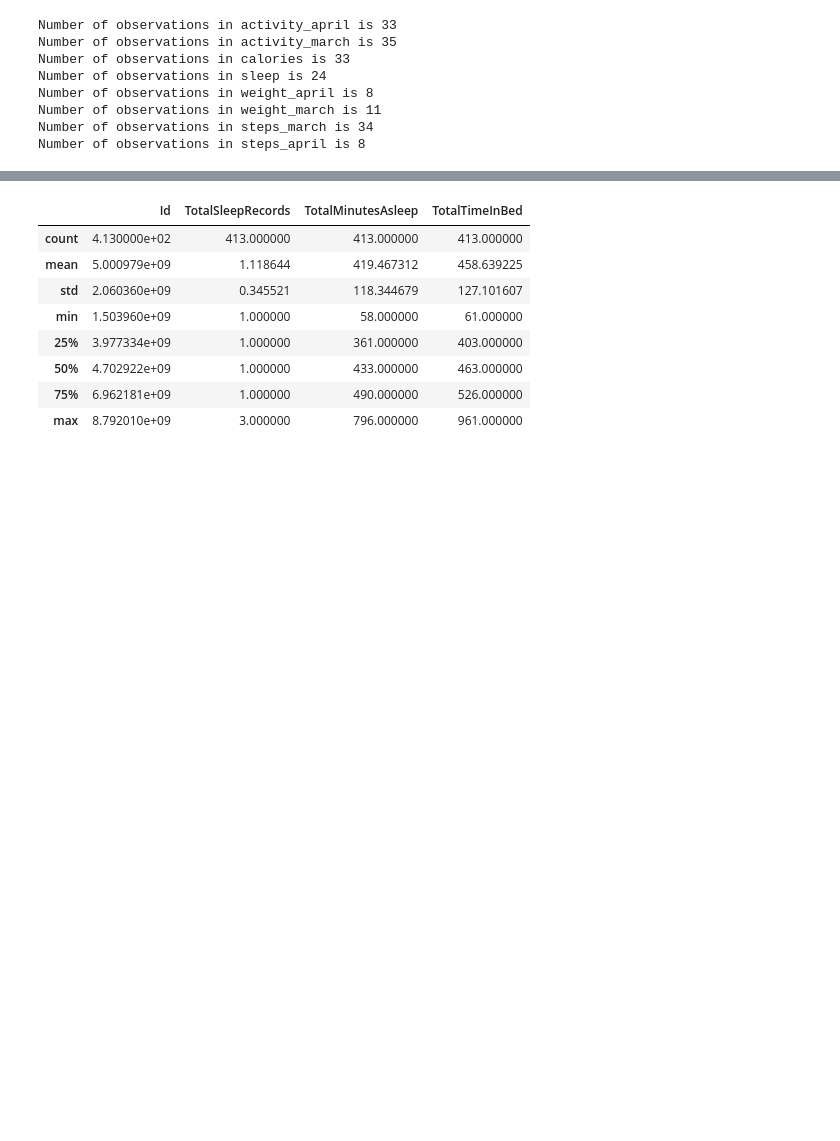
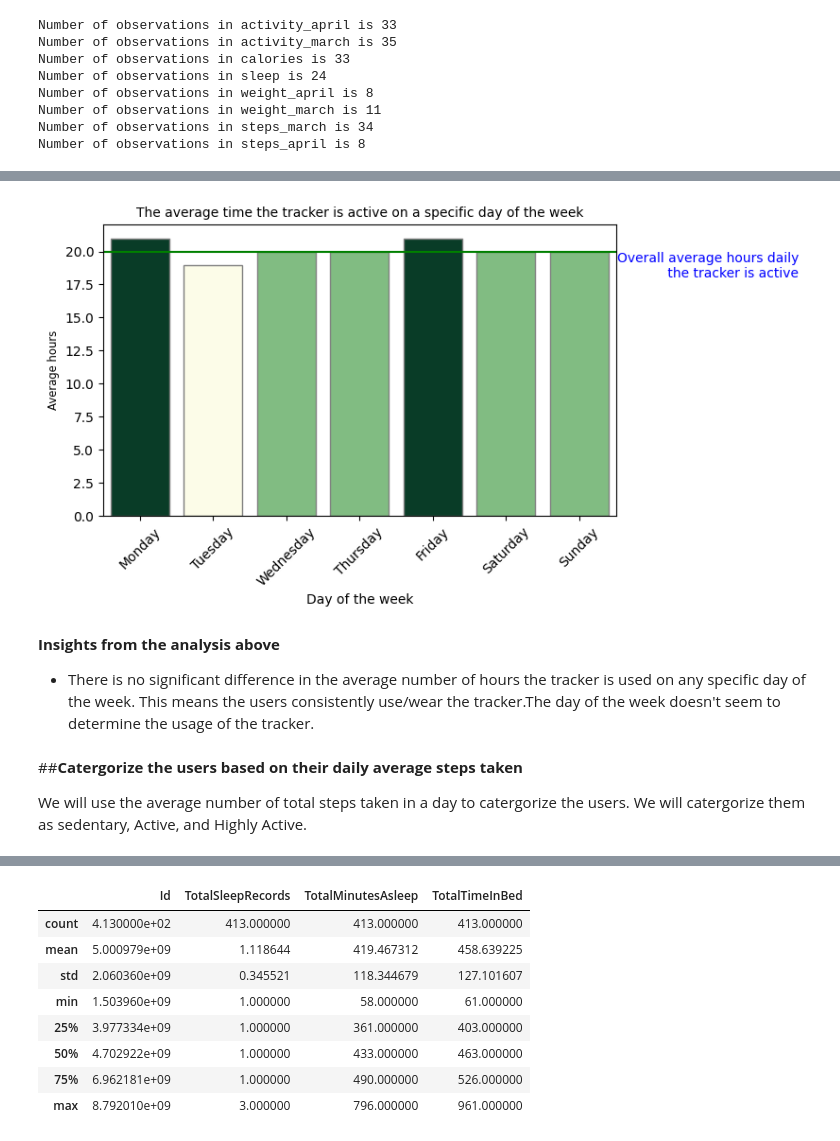
Before and after one commit to Nyakaana/Fit-Bit-Google-analytics-data-analysis-capstone-project-, a Jupyter notebook: Bellabeat_case_study_3.ipynb, the cells around one changed output, grey strips where cells are left out. Drawn from its saved outputs; the diff is of its cells as text; code cells hidden in the pictures; blank space fills up the shorter version.

```diff
--- a/Bellabeat_case_study_3.ipynb
+++ b/Bellabeat_case_study_3.ipynb
@@ -501,0 +232,11 @@ sleep.head()
+# %%
+#get the total minutes active per day
+activity['TotalMinutes'] = activity['FairlyActiveMinutes'] + activity['LightlyActiveMinutes'] + activity['VeryActiveMinutes'] + activity['SedentaryMinutes']
+
+#convert the total minutes to hours
+activity['Active_Hours'] = activity['TotalMinutes']//60
+
+# calculate the average time .
+hours_active_per_day = round(activity['Active_Hours'].mean(),0)
+
+print(f"The tracker is active for {hours_active_per_day} hours on average per day")
@@ -501,0 +258,6 @@ sleep.head()
+# %%
+# Average hours the tracker is active on a specific day of the week
+weekly_average = round(activity.groupby('day')['Active_Hours'].mean(),0)
+order = ['Monday','Tuesday','Wednesday','Thursday','Friday','Saturday','Sunday']
+weekly_average = weekly_average.reindex(order)
+weekly_average.head(7)
@@ -501,0 +275,31 @@ sleep.head()
+# %%
+# Plot a graph of the average time the tracker is active on each day of the week
+
+plt.figure(figsize=(7,4))
+ax= sns.barplot(
+            x= weekly_average.index,
+            y= weekly_average.values,
+            palette="YlGn",
+            hue = weekly_average.values,
+            edgecolor="gray",
+            legend = False
+
+           )
+
+plt.title('The average time the tracker is active on a specific day of the week',fontsize='medium')
+plt.ylabel('Average hours',fontsize='small')
+plt.xlabel('Day of the week')
+plt.axhline(hours_active_per_day,color='green')
+ax.text(9,hours_active_per_day,"Overall average hours daily\n the tracker is active",va='top',ha='right',color='blue')
+plt.xticks(rotation = 45)
+plt.show()
+# %% [output]
+[figure, added]
+# %% [markdown]
+**Insights from the analysis above**
+
+* There is no significant difference in the average number of hours the tracker is used on any specific day of the week. This means the users consistently use/wear the tracker.The day of the week doesn't seem to determine the usage of the tracker.
+# %% [markdown]
+##**Catergorize the users based on their daily average steps taken**
+
+ We will use the average number of total steps taken in a day to catergorize the users.  We will catergorize them as sedentary, Active, and Highly Active.
```
Also changed, not shown: parts of 103 cells of this notebook.
